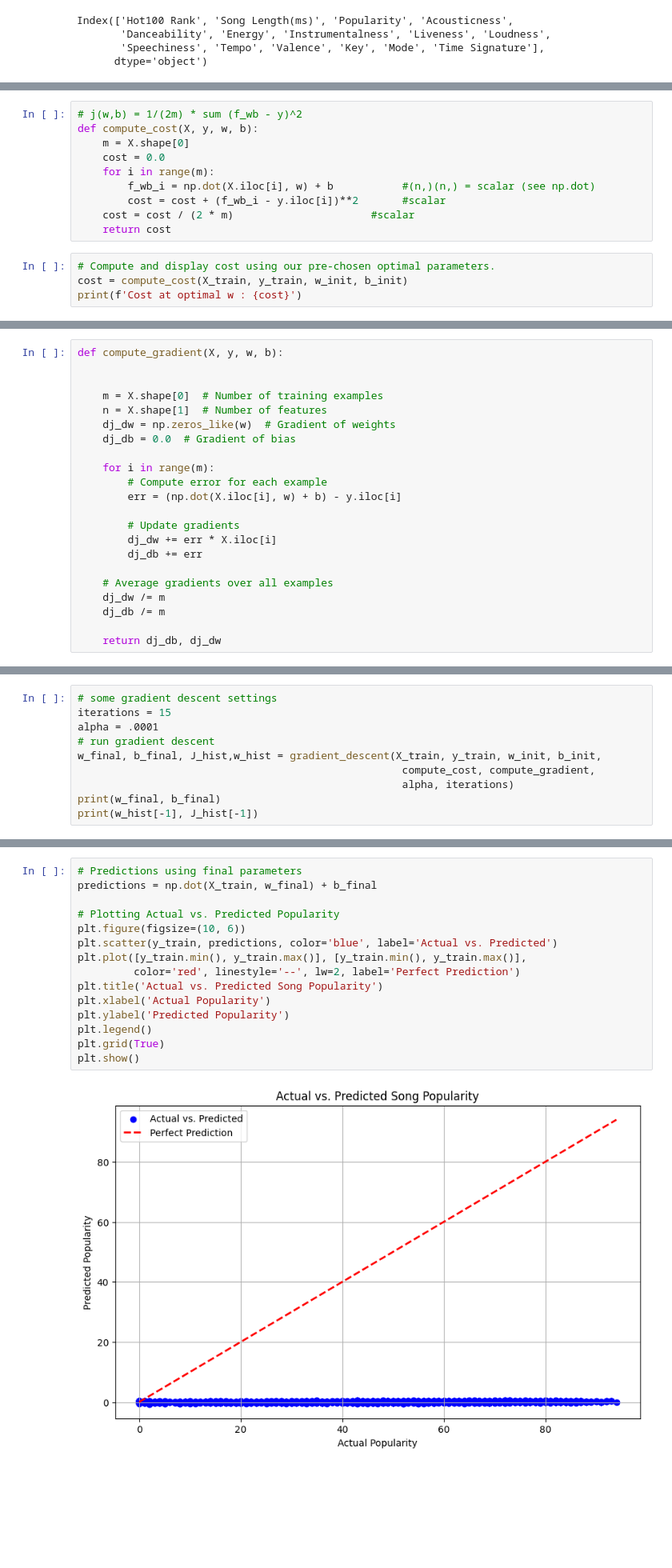
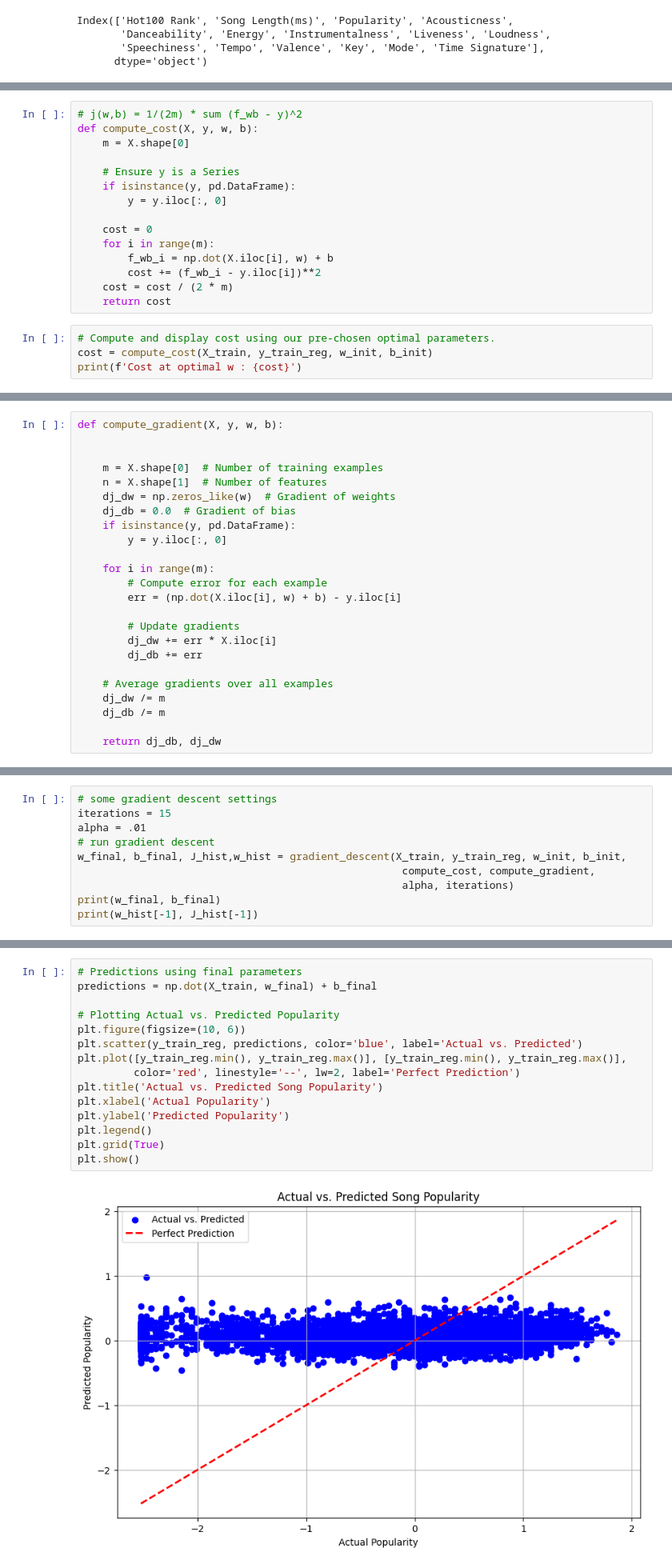
Before and after one commit to mohamed682004/MAIM-final-project, a Jupyter notebook: Final project MAIM.ipynb, the cells around one changed output, grey strips where cells are left out. Shown at 80% size. Saved outputs shown, nothing was run; the diff lists cells and outputs as text; blank space fills up the shorter version.

```diff
--- a/Final project MAIM.ipynb
+++ b/Final project MAIM.ipynb
@@ -303,14 +311,19 @@ In contrast to previous labs, $\mathbf{w}$ and $\mathbf{x}^{(i)}$ are vectors ra
 # j(w,b) = 1/(2m) * sum (f_wb - y)^2
 def compute_cost(X, y, w, b):
     m = X.shape[0]
-    cost = 0.0
+
+    # Ensure y is a Series
+    if isinstance(y, pd.DataFrame):
+        y = y.iloc[:, 0]
+
+    cost = 0
     for i in range(m):
-        f_wb_i = np.dot(X.iloc[i], w) + b           #(n,)(n,) = scalar (see np.dot)
-        cost = cost + (f_wb_i - y.iloc[i])**2       #scalar
-    cost = cost / (2 * m)                      #scalar
+        f_wb_i = np.dot(X.iloc[i], w) + b
+        cost += (f_wb_i - y.iloc[i])**2
+    cost = cost / (2 * m)
     return cost
 # %%
 # Compute and display cost using our pre-chosen optimal parameters.
-cost = compute_cost(X_train, y_train, w_init, b_init)
+cost = compute_cost(X_train, y_train_reg, w_init, b_init)
 print(f'Cost at optimal w : {cost}')
 # %% [output]
@@ -345,6 +358,8 @@ def compute_gradient(X, y, w, b):
     n = X.shape[1]  # Number of features
     dj_dw = np.zeros_like(w)  # Gradient of weights
     dj_db = 0.0  # Gradient of bias
+    if isinstance(y, pd.DataFrame):
+        y = y.iloc[:, 0]
 
     for i in range(m):
         # Compute error for each example
@@ -409,9 +424,9 @@ def gradient_descent(x, y, w_in, b_in, cost_function, gradient_function, alpha,
 # %%
 # some gradient descent settings
 iterations = 15
-alpha = .0001
+alpha = .01
 # run gradient descent
-w_final, b_final, J_hist,w_hist = gradient_descent(X_train, y_train, w_init, b_init,
+w_final, b_final, J_hist,w_hist = gradient_descent(X_train, y_train_reg, w_init, b_init,
                                                     compute_cost, compute_gradient,
                                                     alpha, iterations)
 print(w_final, b_final)
@@ -471,17 +494,17 @@ R-squared Score: -6.1654140243838045
 # %%
 # Predictions using final parameters
 predictions = np.dot(X_train, w_final) + b_final
 
 # Plotting Actual vs. Predicted Popularity
 plt.figure(figsize=(10, 6))
-plt.scatter(y_train, predictions, color='blue', label='Actual vs. Predicted')
-plt.plot([y_train.min(), y_train.max()], [y_train.min(), y_train.max()],
+plt.scatter(y_train_reg, predictions, color='blue', label='Actual vs. Predicted')
+plt.plot([y_train_reg.min(), y_train_reg.max()], [y_train_reg.min(), y_train_reg.max()],
          color='red', linestyle='--', lw=2, label='Perfect Prediction')
 plt.title('Actual vs. Predicted Song Popularity')
 plt.xlabel('Actual Popularity')
 plt.ylabel('Predicted Popularity')
 plt.legend()
 plt.grid(True)
 plt.show()
 # %% [output]
-[figure, old version]
+[figure, new version]
```
Also changed, not shown: parts of 29 cells of this notebook.
